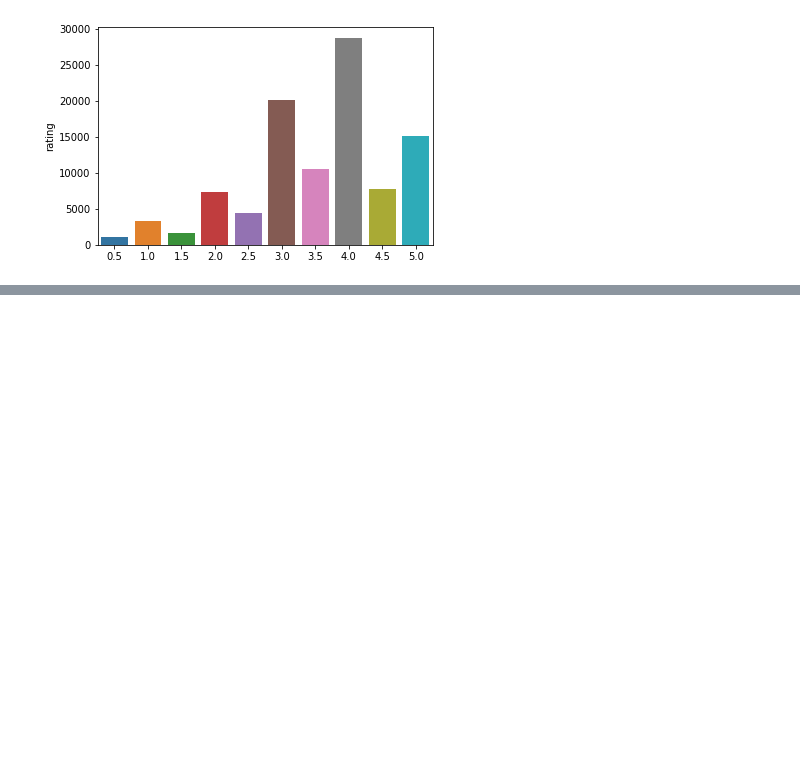
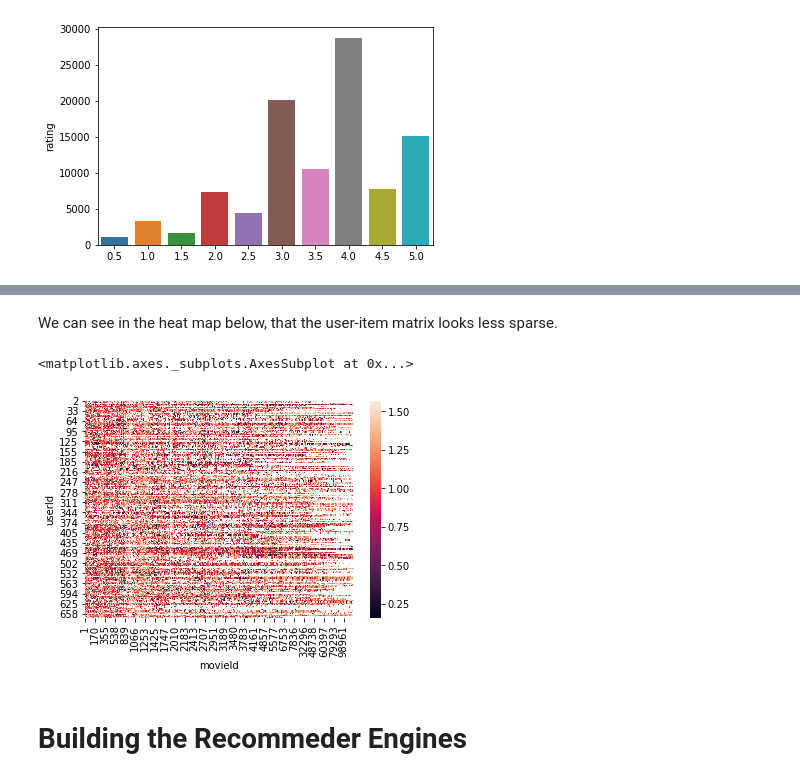
Before and after one commit to ncooper76/DATA_643_Group, a Jupyter notebook: DATA_643_Project2_NCooper.ipynb, the cells around one changed output, grey strips where cells are left out. Saved outputs shown, nothing was run; the diff lists cells and outputs as text; code cells hidden in the pictures; blank space fills up the shorter version.

```diff
--- a/DATA_643_Project2_NCooper.ipynb
+++ b/DATA_643_Project2_NCooper.ipynb
@@ -75,0 +143,8 @@ Name: rating, dtype: int64
+# %%
+#trim out users that have seen few movies and movies that mave been seem to few times.
+ratings_df = ratings_df.merge(movies_df, on='movieId', how='inner') # add titles
+relevent_ratings_df = ratings_df.groupby('userId').filter(lambda x: x['userId'].count()>20) #filter out users
+relevent_ratings_df = relevent_ratings_df.groupby('movieId').filter(lambda x: x['movieId'].count()>5)#filter out movies
+relevent_ratings_df['rating'] = relevent_ratings_df['rating']/(10.0/math.pi)#rescale ratings to be cosine-friendly
+print(relevent_ratings_df.head())
+print(relevent_ratings_df.shape)
@@ -75,0 +159,11 @@ Name: rating, dtype: int64
+# %% [markdown]
+We can see in the heat map below, that the user-item matrix looks less sparse.
+# %%
+relevent_ratings_wide_df = relevent_ratings_df.pivot(index='userId', columns = 'movieId', values = 'rating')
+#print(relevent_ratings_wide_df)
+sns.heatmap(relevent_ratings_wide_df)
+# %% [output]
+<matplotlib.axes._subplots.AxesSubplot at 0x...>
+[figure, added]
+# %% [markdown]
+# Building the Recommeder Engines
```
Also changed, not shown: parts of 35 cells of this notebook.
